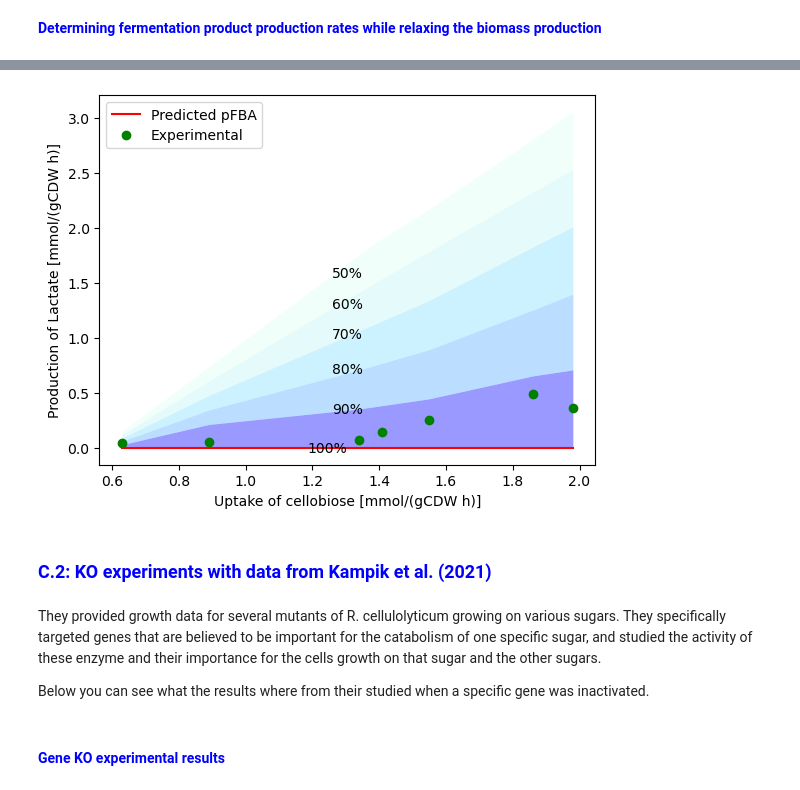
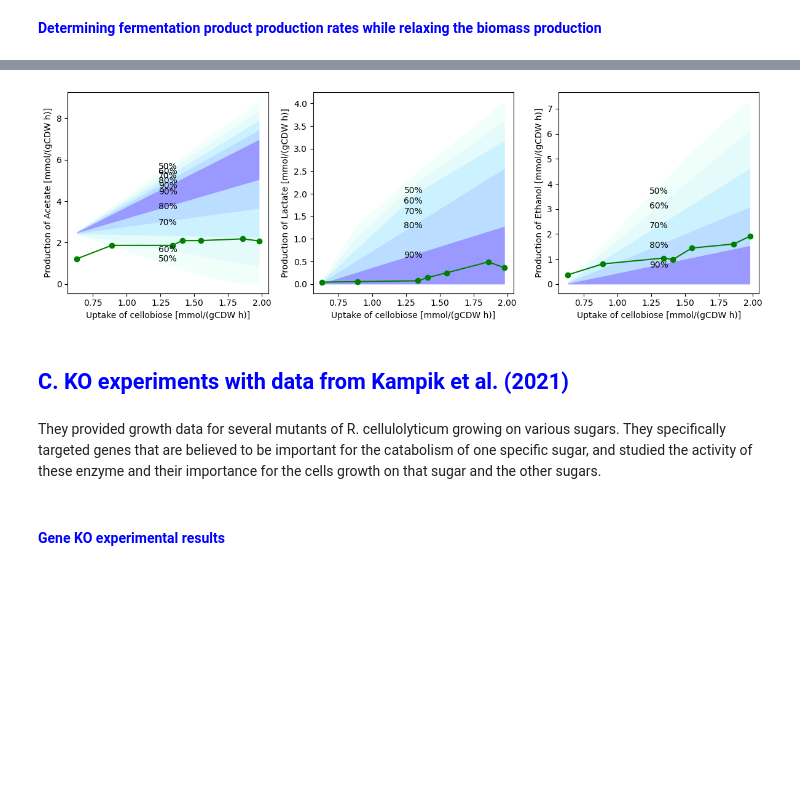
Before and after one commit to IdunBurgos/Ruminiclostridium-cellullolyticum-model-final, a Jupyter notebook: notebooks/Step 5 - Model testing.ipynb, the cells around one changed output, grey strips where cells are left out. Saved outputs shown, nothing was run; the diff lists cells and outputs as text; code cells hidden in the pictures; blank space fills up the shorter version.

```diff
--- a/notebooks/Step 5 - Model testing.ipynb
+++ b/notebooks/Step 5 - Model testing.ipynb
@@ -321,26 +125,10 @@ for x in range(5,11,1): # Specifying the objective fraction for FVA
         q_predict[product.split('_')[2]][f'max{x}0%'] = [y[0] for y in q_predict[x][product.split('_')[2]]]
         q_predict[product.split('_')[2]][f'min{x}0%'] = [y[1] for y in q_predict[x][product.split('_')[2]]]
 # %%
-def plot_fermentation_product(pfba_predict, predict,experimental_prod,q_cellb,name):
+def plot_fermentation_product(predict, experimental_prod, q_cellb, name, ax=None):
 
-
-    fig, ax = plt.subplots()
-
-    # Fill in between pFBA and max 100
-
-    filled_100_max = ax.fill_between(q_cellb, pfba_predict, predict['max100%'], alpha=.5, color='navy',linewidth=0)
-    filled_100_min = ax.fill_between(q_cellb,  predict['min100%'], pfba_predict, alpha=.5, color='navy',linewidth=0)
-
-    # Give percentage if there is more than 0 space for text
-    if sum(np.array(pfba_predict)-np.array(predict['max100%']))!=0:
-        (x0, y0), (x1, y1) = filled_100_max.get_paths()[0].get_extents().get_points()
-        ax.text((x0 + x1) / 2, (y0 + y1) / 2, "100%", ha='right', va='center', fontsize=10, color='black')
-
-    # Give percentage if there is more than 0 space for text
-    if sum(np.array(pfba_predict)-np.array(predict['min100%']))!=0:
-        (x0, y0), (x1, y1) = filled_100_min.get_paths()[0].get_extents().get_points()
-        ax.text((x0 + x1) / 2, (y0 + y1) / 2, "100%", ha='right', va='center', fontsize=10, color='black')
-
+    if not ax:
+        _, ax = plt.subplots()
 
     # Fill in for all other areas
     colors = ['blue', 'dodgerblue', 'deepskyblue', 'darkturquoise', 'aquamarine']
@@ -365,12 +153,7 @@ def plot_fermentation_product(pfba_predict, predict,experimental_prod,q_cellb,na
             (x0, y0), (x1, y1) = filled_min.get_paths()[0].get_extents().get_points()
             ax.text((x0 + x1) / 2, (y0 + y1) / 2, percentage, ha='center', va='center', fontsize=10, color='black')
 
-    ax.plot(q_cellb,pfba_predict,'r',label="Predicted pFBA")
-    ax.plot(q_cellb,experimental_prod,'go',label="Experimental")
+    ax.plot(q_cellb,experimental_prod,'go-',label="Experimental")
 
-    plt.ylabel(f'Production of {name} [mmol/(gCDW h)]')
-    plt.xlabel("Uptake of cellobiose [mmol/(gCDW h)]")
-
-    plt.legend(loc='upper left')
-    plt.savefig(name+".png")
-    plt.show()
+    ax.set_ylabel(f'Production of {name} [mmol/(gCDW h)]')
+    ax.set_xlabel("Uptake of cellobiose [mmol/(gCDW h)]")
@@ -385,12 +160,17 @@ plot_fermentation_product(q_pfba_predict_etoh,q_predict['etoh'],q_etoh,q_cellb,'
-# %%
-plot_fermentation_product(q_pfba_predict_lac,q_predict['lac'],q_lac,q_cellb,'Lactate')
-# %% [output]
-[figure, removed]
+# %%
+fig, axs = plt.subplots(1, 3, figsize=(12, 4))
+
+plot_fermentation_product(q_predict['ac'],chemostat['R_EX_ac_e'],chemostat['R_EX_cellb_e'],'Acetate', ax=axs[0])
+plot_fermentation_product(q_predict['lac'],chemostat['R_EX_lac__L_e'],chemostat['R_EX_cellb_e'],'Lactate', ax=axs[1])
+plot_fermentation_product(q_predict['etoh'],chemostat['R_EX_etoh_e'],chemostat['R_EX_cellb_e'],'Ethanol', ax=axs[2])
+
+fig.tight_layout()
+fig.savefig('../figures/shaded_production_plots.png', dpi=300)
+# %% [output]
+[figure, added]
 # %% [markdown]
-### <span style="color: blue;">C.2: KO experiments with data from Kampik et al. (2021)</span>
+## <span style="color: blue;">C. KO experiments with data from Kampik et al. (2021)</span>
 # %% [markdown]
 They provided growth data for several mutants of R. cellulolyticum growing on various sugars. They specifically targeted genes that are believed to be important for the catabolism of one specific sugar, and studied the activity of these enzyme and their importance for the cells growth on that sugar and the other sugars.
-
-Below you can see what the results where from their studied when a specific gene was inactivated.
 # %% [markdown]
 #### <span style="color: blue;">Gene KO experimental results</span>
```
Also changed, not shown: parts of 80 cells of this notebook, 9 other files.
